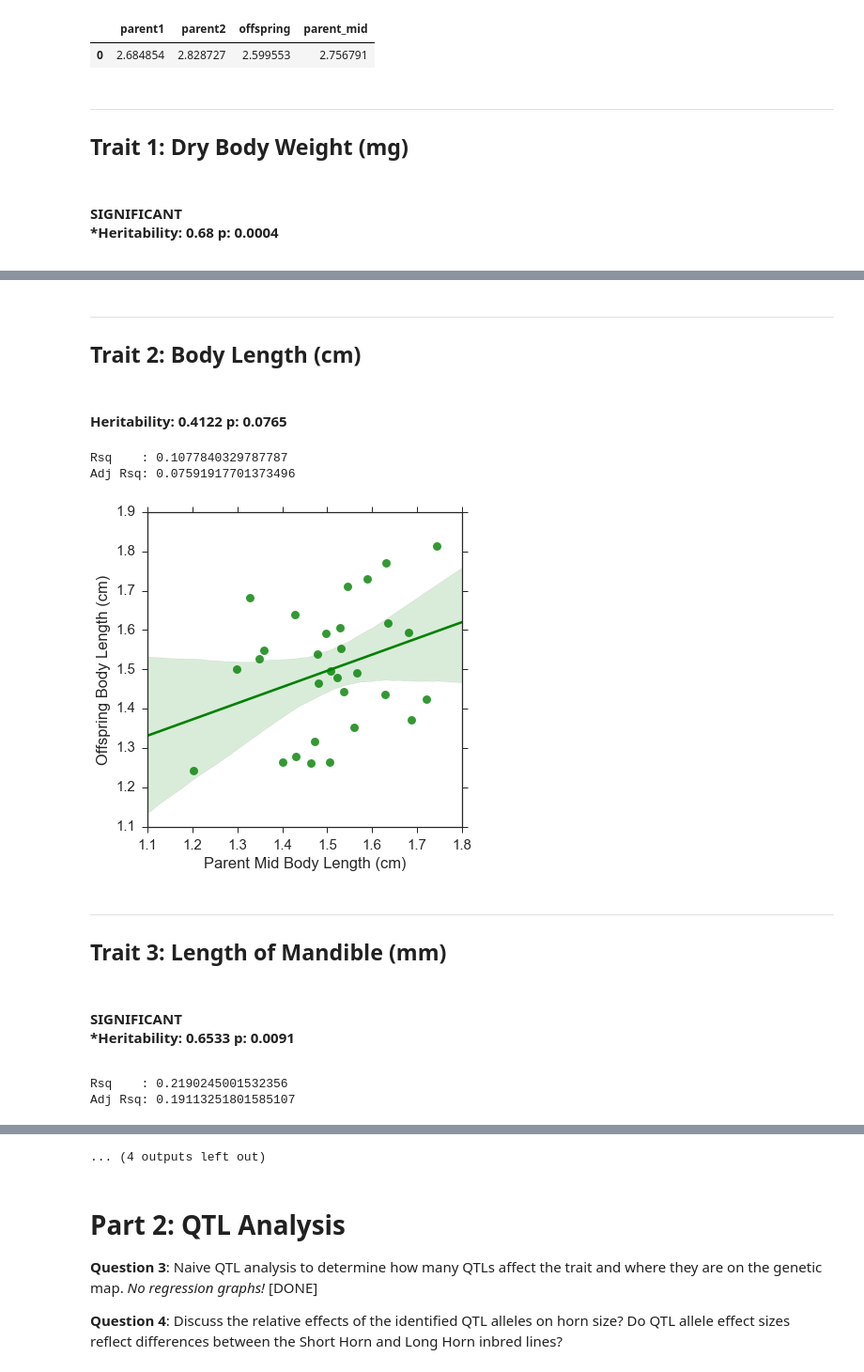
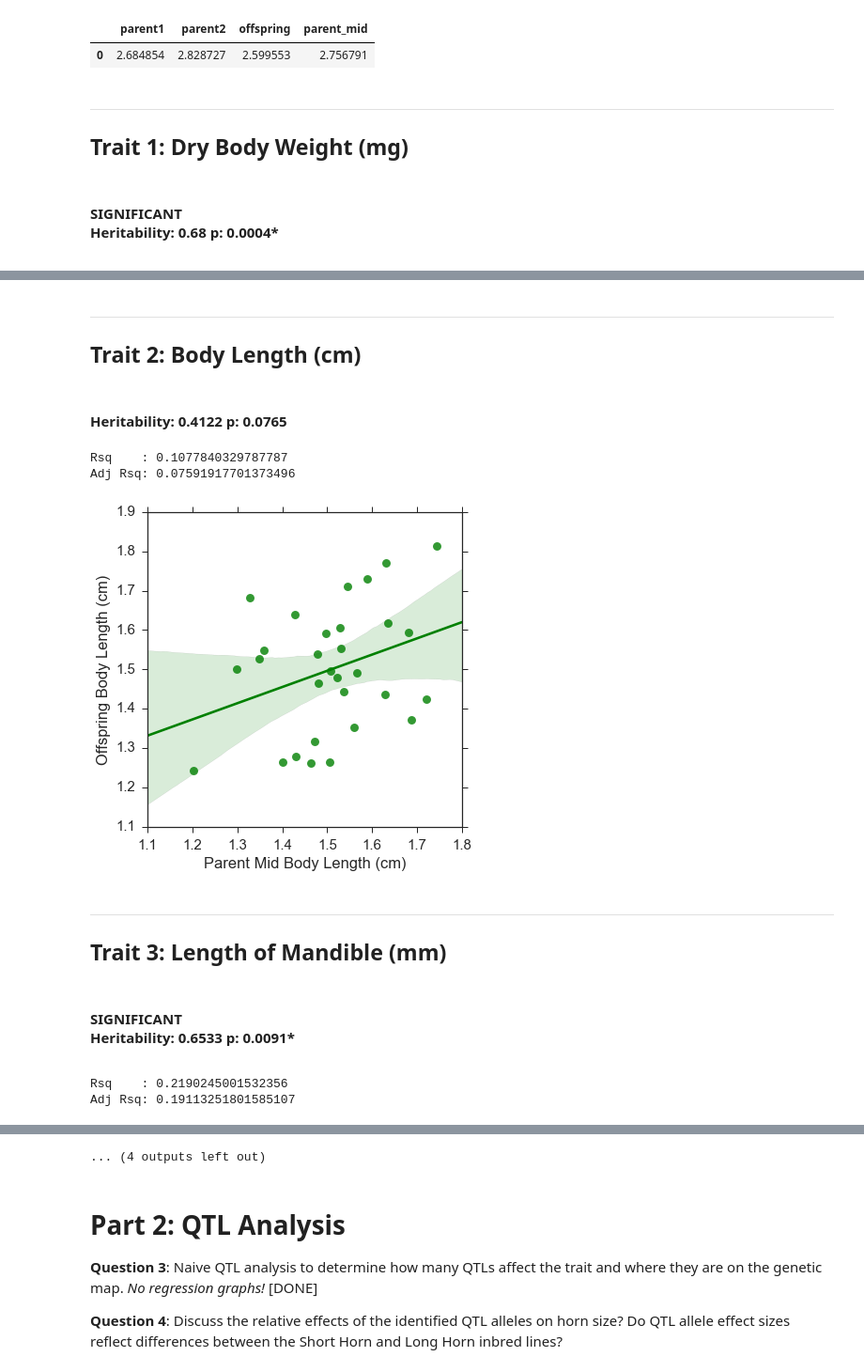
Before and after one commit to arose13/YorkU-PopulationGenetics, a Jupyter notebook: assignment_three/Assignment 3.ipynb, the cells around one changed output, grey strips where cells are left out. Shown at 94% size. Saved outputs shown, nothing was run; the diff lists cells and outputs as text; code cells hidden in the pictures.

```diff
--- a/assignment_three/Assignment 3.ipynb
+++ b/assignment_three/Assignment 3.ipynb
@@ -66,7 +66,7 @@ for i, trait in enumerate(traits):
     # Quick Stats
     output = 'Heritability: {} p: {}'.format(round(results.beta['x'], 4), round(results.p_value['x'], 4))
     if results.p_value['x'] <= 0.05:
-        display(HTML('<strong><h4>SIGNIFICANT<br/>*{}</h4></strong>'.format(output)))
+        display(HTML('<strong><h4>SIGNIFICANT<br/>{}*</h4></strong>'.format(output)))
     else:
         display(HTML('<h4>{}</h4>'.format(output)))
 
@@ -85,4 +85,4 @@ for i, trait in enumerate(traits):
 # %% [output]
 Trait 1: Dry Body Weight (mg)
 SIGNIFICANT
-*Heritability: 0.68 p: 0.0004
+Heritability: 0.68 p: 0.0004*
@@ -91,11 +91,11 @@ Adj Rsq: 0.34209084757007646
 [figure]
 Trait 2: Body Length (cm)
 Heritability: 0.4122 p: 0.0765
 Rsq    : 0.1077840329787787
 Adj Rsq: 0.07591917701373496
-[figure, old version]
+[figure, new version]
 Trait 3: Length of Mandible (mm)
 SIGNIFICANT
-*Heritability: 0.6533 p: 0.0091
+Heritability: 0.6533 p: 0.0091*
 Rsq    : 0.2190245001532356
 Adj Rsq: 0.19113251801585107
```
Also changed, not shown: parts of 6 cells of this notebook, 1 other file.
